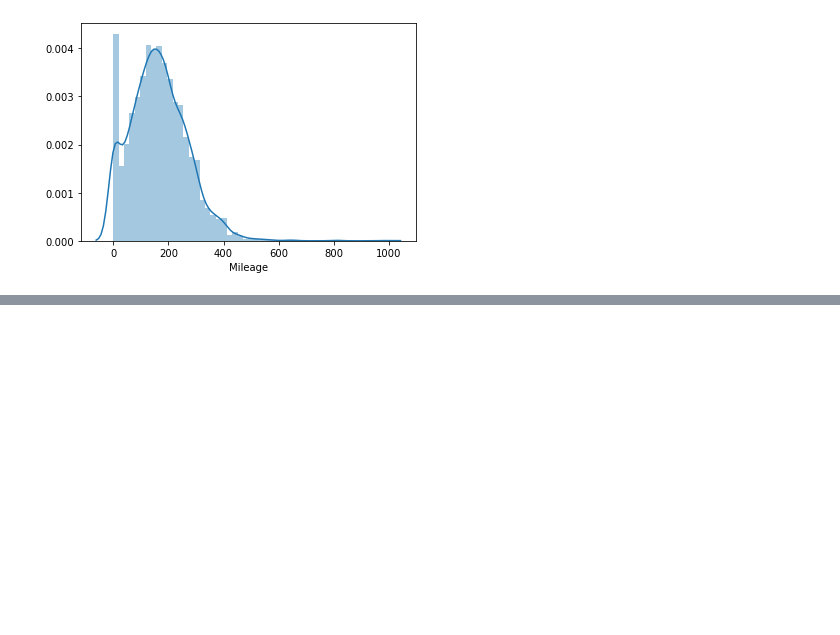
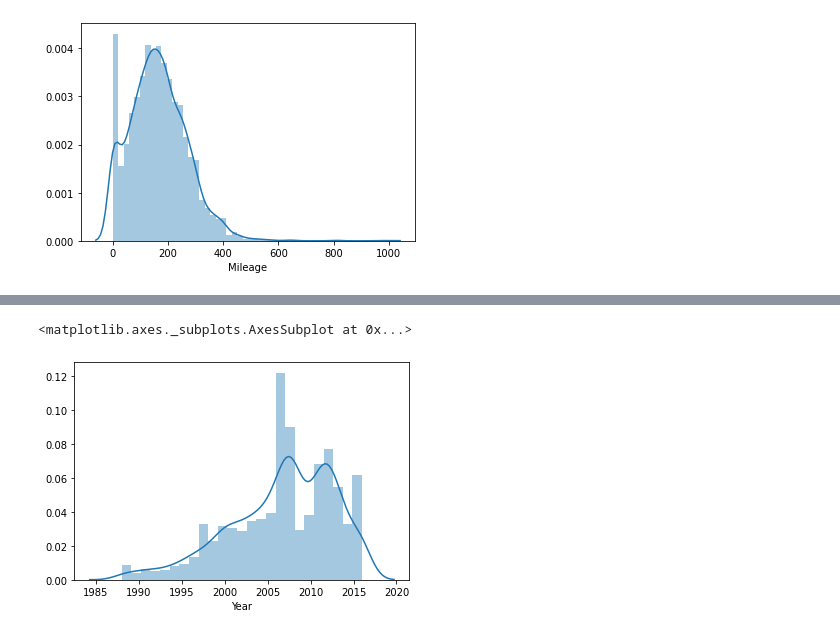
Before and after one commit to Rakshana-S/Car-Sales-Prediction, a Jupyter notebook: Car_sales.ipynb, the cells around one changed output, grey strips where cells are left out. Cells and saved outputs as stored; diff of their text form; code cells hidden in the pictures; blank space fills up the shorter version.

```diff
--- a/Car_sales.ipynb
+++ b/Car_sales.ipynb
@@ -112,0 +137,7 @@ sns.distplot(data2['Mileage'])
+# %%
+q =data3['Year'].quantile(0.01)
+data4 = data3[data3['Year']>q]
+sns.distplot(data4['Year'])
+# %% [output]
+<matplotlib.axes._subplots.AxesSubplot at 0x...>
+[figure, added]
```
Also changed, not shown: parts of 46 cells of this notebook.
